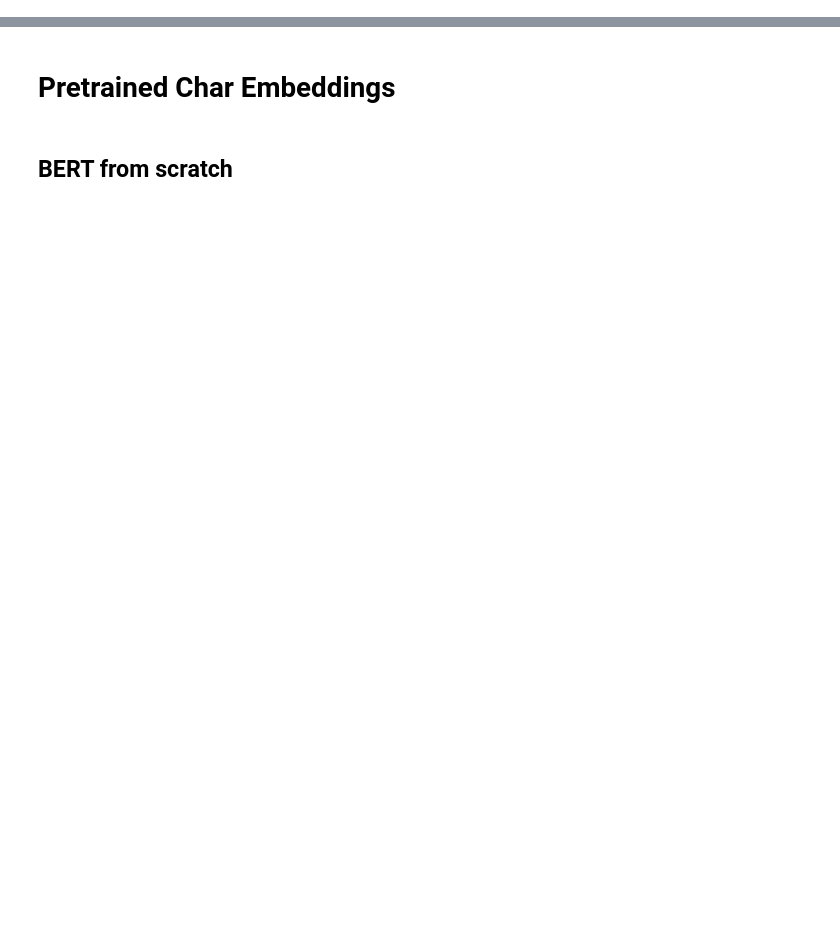
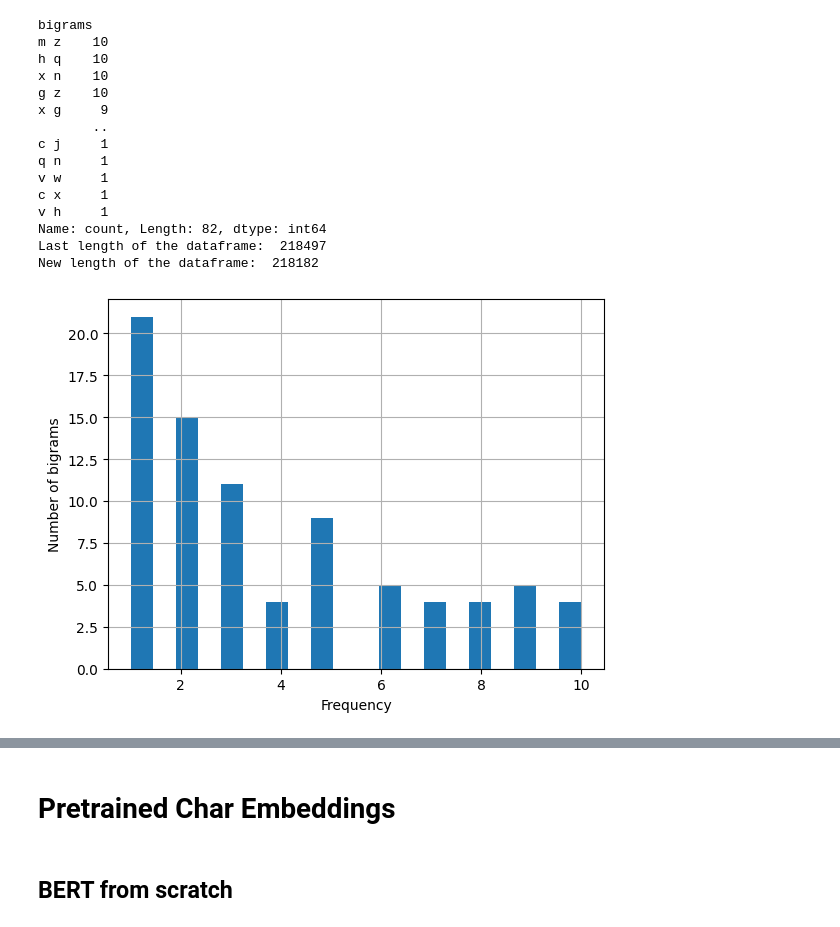
Before and after one commit to ZosoV/pretrained_rl_hangman, a Jupyter notebook: sandbox.ipynb, the cells around one changed output, grey strips where cells are left out. Cells and saved outputs as stored; diff of their text form; code cells hidden in the pictures; blank space fills up the shorter version.

Commit message:
Functional pretrained bert loop and function

```diff
--- a/sandbox.ipynb
+++ b/sandbox.ipynb
@@ -0,0 +144,65 @@
+# %%
+# Remove the words with most uncommong bigrams and tigrams
+# These bigrams and trigrams can be associated with invalid words
+# or words that have impossible combinations of letters
+from nltk import ngrams
+
+# Function to generate n-grams
+def generate_ngrams(text, n):
+    n_grams = ngrams(text, n)
+    return [ ' '.join(grams) for grams in n_grams]
+
+# Generate bigrams, trigrams, and quadrigrams
+df['bigrams'] = df['word'].apply(lambda x: generate_ngrams(x, 2))
+df['trigrams'] = df['word'].apply(lambda x: generate_ngrams(x, 3))
+# df['quadrigrams'] = df['word'].apply(lambda x: generate_ngrams(x, 4))
+
+# Count the frequency of these three types of n-grams
+bigrams = df['bigrams'].explode().value_counts()
+trigrams = df['trigrams'].explode().value_counts()
+# quadrigrams = df['quadrigrams'].explode().value_counts()
+# %%
+import matplotlib.pyplot as plt
+
+# Plot in a histogram the count of bigrams with frequency less than 10
+# add the label to the x-axis and y-axis
+threshold = 10
+invalid_bigrams = bigrams[bigrams <= threshold]
+
+# Hand cased invalid bigrams
+invalid_bigrams = invalid_bigrams.append(pd.Series(['aa', 'ii', 'uu', 'xz']))
+
+# Display trigrams with frequency less than 10
+print(invalid_bigrams)
+
+invalid_bigrams.hist(bins=20)
+plt.xlabel('Frequency')
+plt.ylabel('Number of bigrams')
+
+# Filter out invalid bigrams
+df['invalid_bigrams'] = df['bigrams'].apply(lambda x: any([bigram in invalid_bigrams for bigram in x]))
+df1 = df[df['invalid_bigrams'] == False]
+
+
+# Print last length of the dataframe and new length of the dataframe
+print('Last length of the dataframe: ', len(df))
+print('New length of the dataframe: ', len(df1))
+
+df = df1
+# %% [output]
+bigrams
+m z    10
+h q    10
+x n    10
+g z    10
+x g     9
+       ..
+c j     1
+q n     1
+v w     1
+c x     1
+v h     1
+Name: count, Length: 82, dtype: int64
+Last length of the dataframe:  218497
+New length of the dataframe:  218182
+[figure, added]
```
Also changed, not shown: parts of 19 cells of this notebook, 9 other files.
